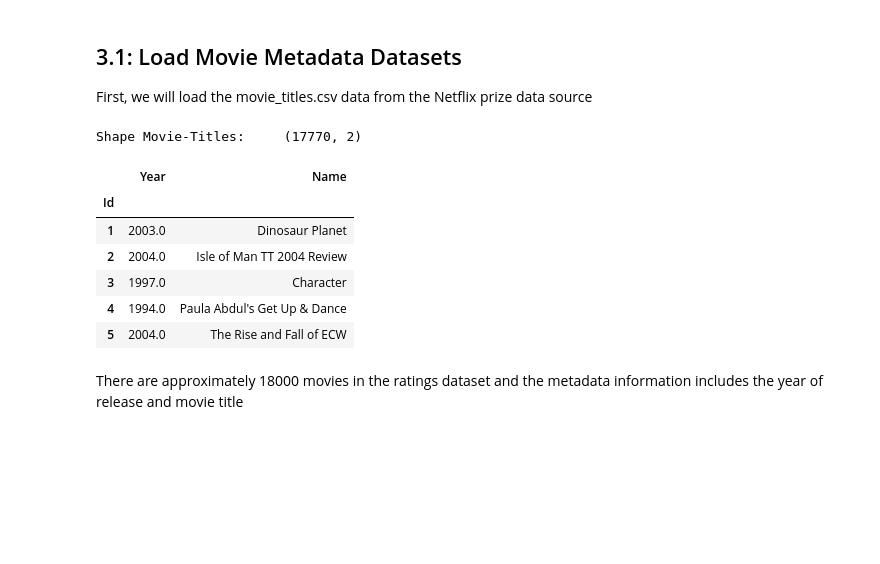
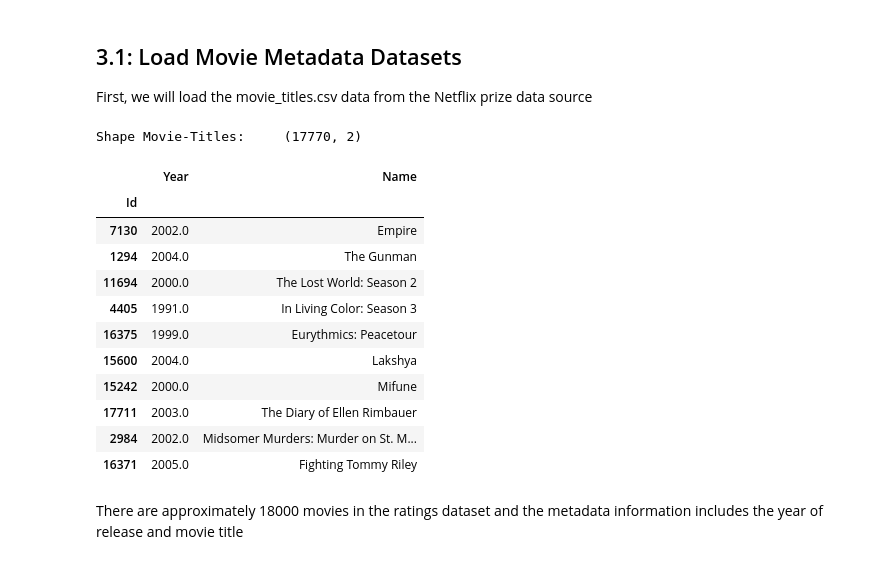
Before and after one commit to kristenvonbecker/miniproject-17.4, a Jupyter notebook: Mini_Project_Recommendation_Systems.ipynb, the cells around one changed output. Saved outputs shown, nothing was run; the diff lists cells and outputs as text; code cells hidden in the pictures; blank space fills up the shorter version.

```diff
--- a/Mini_Project_Recommendation_Systems.ipynb
+++ b/Mini_Project_Recommendation_Systems.ipynb
@@ -101,25 +101,30 @@ First, we will load the movie_titles.csv data from the Netflix prize data source
 # %%
 # Load data for all movies
 cols = 3
 movie_titles = pd.read_csv('./data/movie_titles.csv.zip',
                            usecols=range(cols),
                            lineterminator='\n',
                            encoding = 'ISO-8859-1',
                            header = None,
                            names=['Id', 'Year', 'Name'],
                            ).set_index('Id')
 
 print('Shape Movie-Titles:\t{}'.format(movie_titles.shape))
-movie_titles.head()
+movie_titles.sample(10)
 # %% [output]
 Shape Movie-Titles:     (17770, 2)
 |  | Year | Name |
 | Id |  |  |
-| 1 | 2003.0 | Dinosaur Planet |
-| 2 | 2004.0 | Isle of Man TT 2004 Review |
-| 3 | 1997.0 | Character |
-| 4 | 1994.0 | Paula Abdul's Get Up & Dance |
-| 5 | 2004.0 | The Rise and Fall of ECW |
+| 7130 | 2002.0 | Empire |
+| 1294 | 2004.0 | The Gunman |
+| 11694 | 2000.0 | The Lost World: Season 2 |
+| 4405 | 1991.0 | In Living Color: Season 3 |
+| 16375 | 1999.0 | Eurythmics: Peacetour |
+| 15600 | 2004.0 | Lakshya |
+| 15242 | 2000.0 | Mifune |
+| 17711 | 2003.0 | The Diary of Ellen Rimbauer |
+| 2984 | 2002.0 | Midsomer Murders: Murder on St. M... |
+| 16371 | 2005.0 | Fighting Tommy Riley |
 # %% [markdown]
 There are approximately 18000 movies in the ratings dataset and the metadata information includes the year of release and movie title
 # %% [markdown]
```
Also changed, not shown: parts of 38 cells of this notebook.
